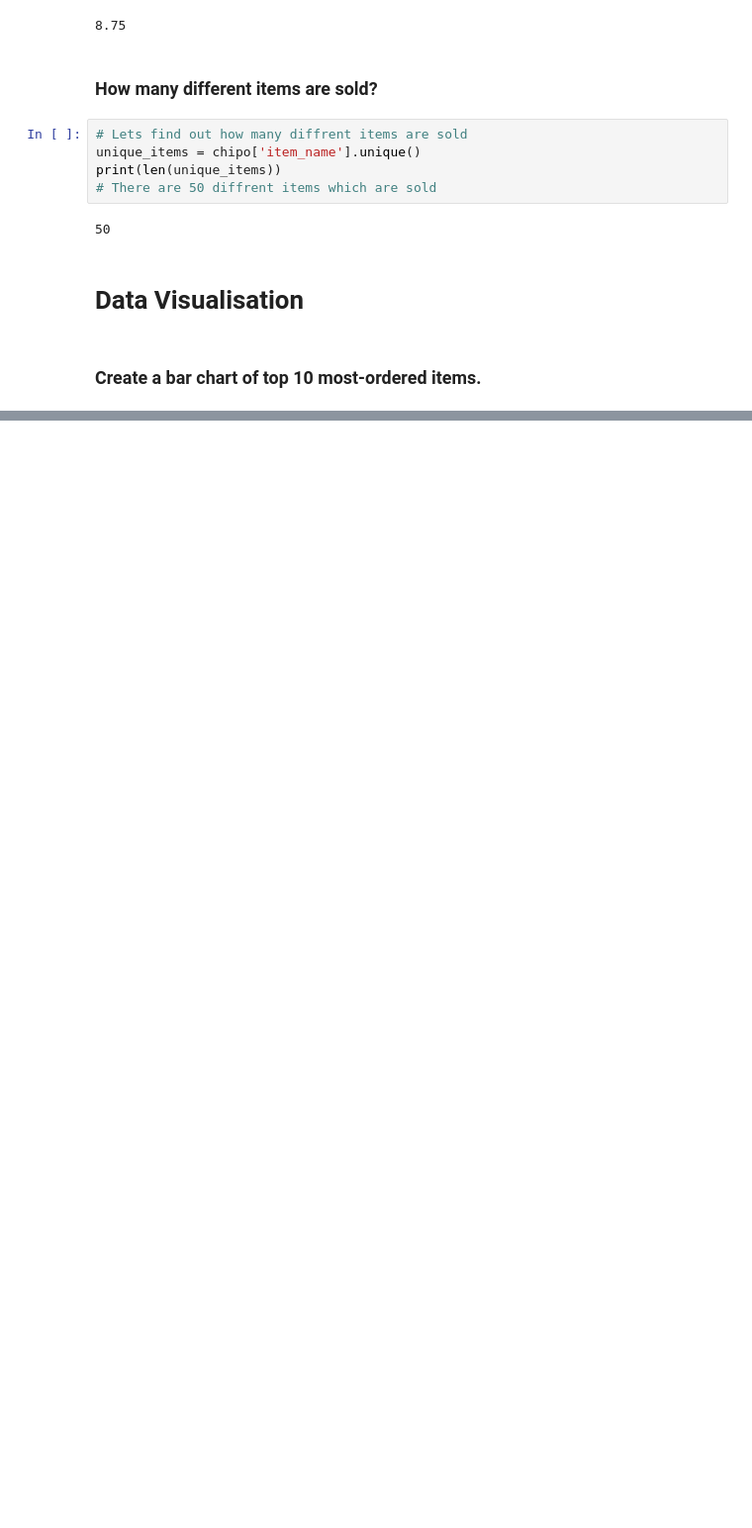
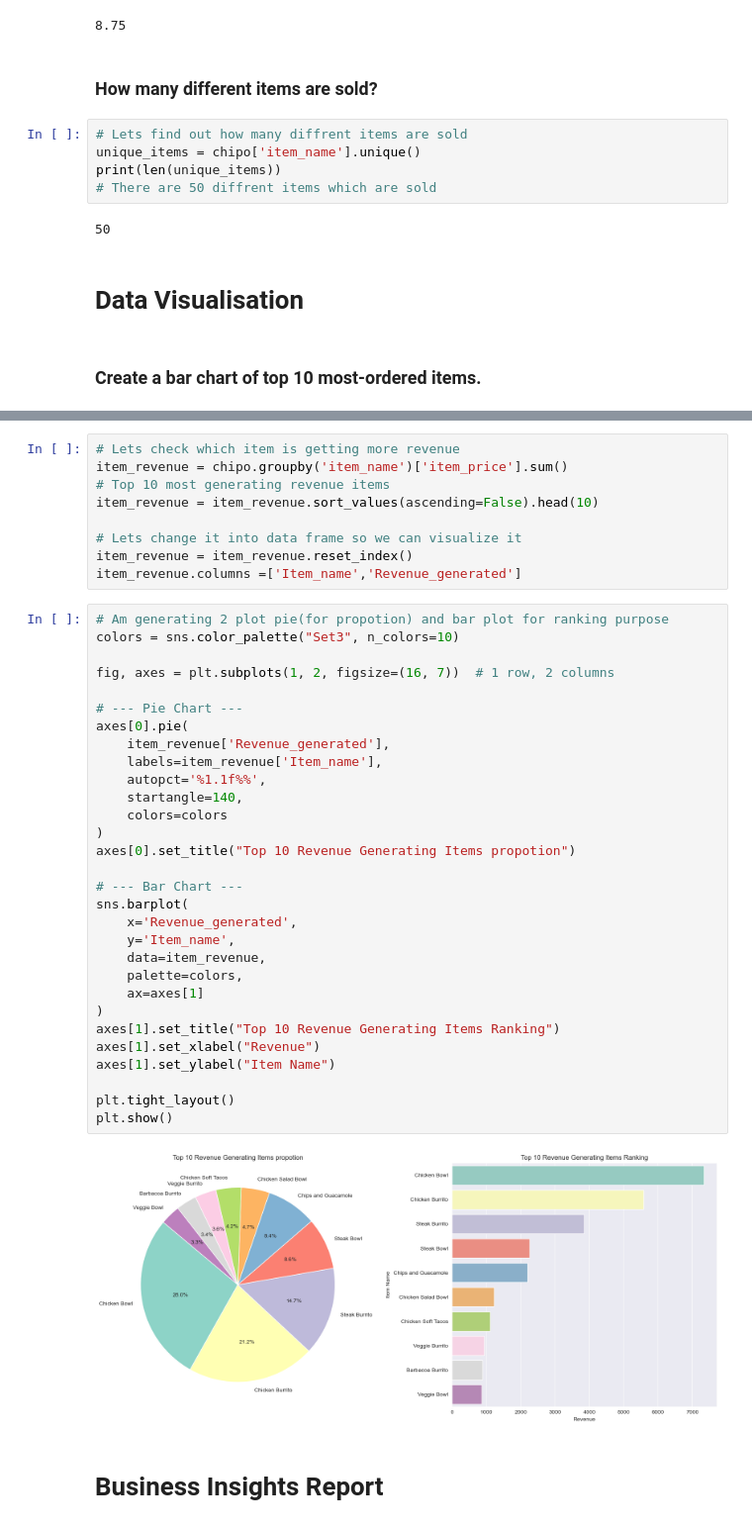
Before and after one commit to SUWAANsilveroak/Chipotle-Analysis, a Jupyter notebook: Chipotle_analysis.ipynb, the cells around one changed output, grey strips where cells are left out. Shown: that part at 99% size. Saved outputs shown, nothing was run; the diff lists cells and outputs as text; blank space fills up the shorter version.

```diff
--- a/Chipotle_analysis.ipynb
+++ b/Chipotle_analysis.ipynb
@@ -249,0 +283,43 @@ print(len(unique_items))
+# %%
+# Lets check which item is getting more revenue
+item_revenue = chipo.groupby('item_name')['item_price'].sum()
+# Top 10 most generating revenue items
+item_revenue = item_revenue.sort_values(ascending=False).head(10)
+
+# Lets change it into data frame so we can visualize it
+item_revenue = item_revenue.reset_index()
+item_revenue.columns =['Item_name','Revenue_generated']
+# %%
+# Am generating 2 plot pie(for propotion) and bar plot for ranking purpose
+colors = sns.color_palette("Set3", n_colors=10)
+
+fig, axes = plt.subplots(1, 2, figsize=(16, 7))  # 1 row, 2 columns
+
+# --- Pie Chart ---
+axes[0].pie(
+    item_revenue['Revenue_generated'],
+    labels=item_revenue['Item_name'],
+    autopct='%1.1f%%',
+    startangle=140,
+    colors=colors
+)
+axes[0].set_title("Top 10 Revenue Generating Items propotion")
+
+# --- Bar Chart ---
+sns.barplot(
+    x='Revenue_generated',
+    y='Item_name',
+    data=item_revenue,
+    palette=colors,
+    ax=axes[1]
+)
+axes[1].set_title("Top 10 Revenue Generating Items Ranking")
+axes[1].set_xlabel("Revenue")
+axes[1].set_ylabel("Item Name")
+
+plt.tight_layout()
+plt.show()
+# %% [output]
+[figure, added]
+# %% [markdown]
+# **Business Insights Report**
```
Also changed, not shown: parts of 6 cells of this notebook.
